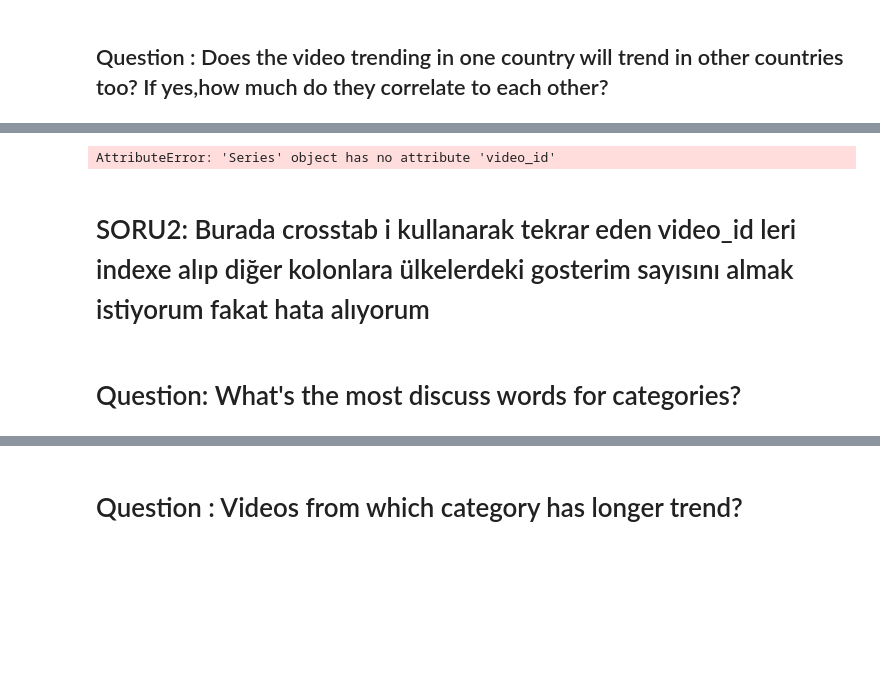
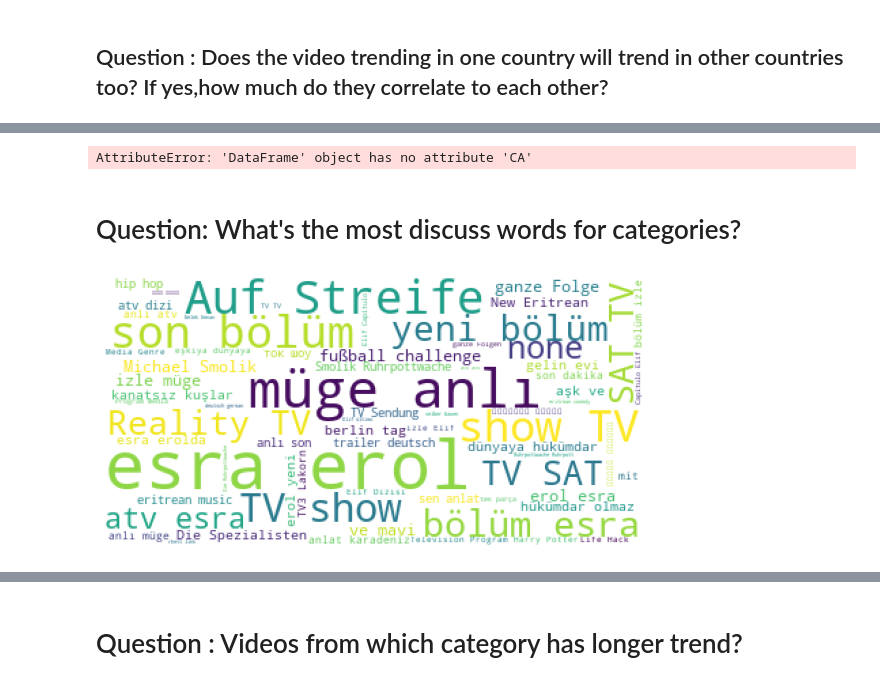
Before and after one commit to nilayduzkesen/EDA-Youtube-Project, a Jupyter notebook: EDA-Youtube Project!.ipynb, the cells around one changed output, grey strips where cells are left out. Cells and saved outputs as stored; diff of their text form; code cells hidden in the pictures; blank space fills up the shorter version.

```diff
--- a/EDA-Youtube Project!.ipynb
+++ b/EDA-Youtube Project!.ipynb
@@ -374,9 +380,8 @@ Name: title, Length: 79983, dtype: int64
-# %%
-pd.crosstab([new_dataa.video_id , new_dataa.country], new_dataa.title,margins=True)
-# %% [output]
-AttributeError: 'Series' object has no attribute 'video_id'
-# %% [markdown]
-# SORU2: Burada crosstab i kullanarak tekrar eden video_id leri indexe alıp diğer kolonlara ülkelerdeki gosterim sayısını almak istiyorum fakat hata alıyorum
+# %%
+y = new_dataa.pivot('video_id','country').reset_index()
+y['countrycount'] = y.CA.notnull()+y.DE.notnull()+y.GB.notnull()+y.IN.notnull()+ y.US.notnull()
+# %% [output]
+AttributeError: 'DataFrame' object has no attribute 'CA'
 # %% [markdown]
 # Question: What's the most discuss words for categories?
 # %%
@@ -386,4 +393,10 @@ def wcloud(data,bgcolor):
     cloud.generate(' '.join(data))
     plt.imshow(cloud)
     plt.axis('off')
+# %%
+#Germany-Entertainment
+
+wcloud(data,'white','DE','Entertainment')
+# %% [output]
+[figure, added]
 # %%
```
Also changed, not shown: parts of 24 cells of this notebook.
